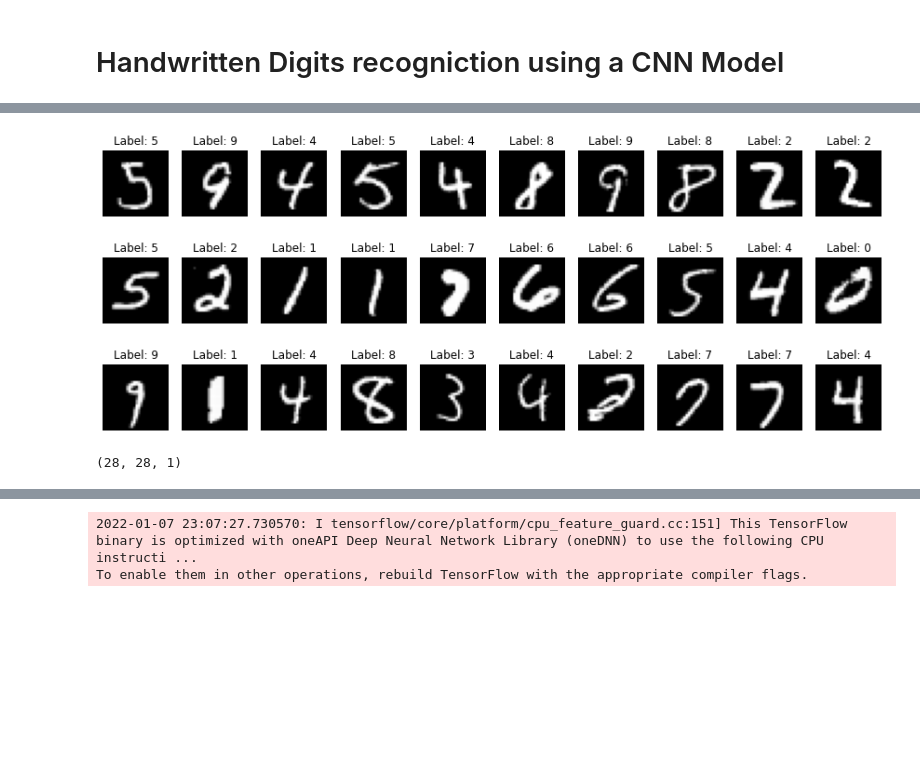
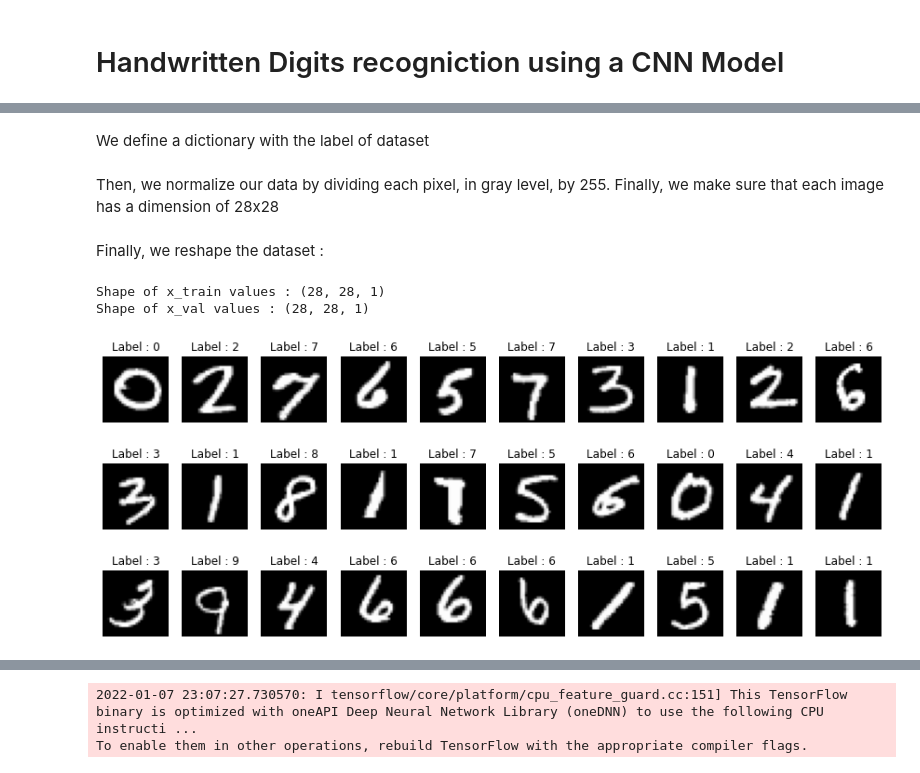
Before and after one commit to alexisdacosta/handwritten-character-sequence-recognition, a Jupyter notebook: notebooks/model_CNN_digits.ipynb, the cells around one changed output, grey strips where cells are left out. Drawn from its saved outputs; the diff is of its cells as text; code cells hidden in the pictures; blank space fills up the shorter version.

```diff
--- a/notebooks/model_CNN_digits.ipynb
+++ b/notebooks/model_CNN_digits.ipynb
@@ -17,0 +32,2 @@ plt.imshow(x_train[3])
+# %% [markdown]
+We define a dictionary with the label of dataset
@@ -18,15 +36,30 @@ plt.imshow(x_train[3])
+# %% [markdown]
+Then, we normalize our data by dividing each pixel, in gray level, by 255.
+Finally, we make sure that each image has a dimension of 28x28
 # %%
 x_train = x_train/255.0
 x_val = x_val/255.0
+# %% [markdown]
+Finally, we reshape the dataset :
+# %%
+x_train = x_train.reshape(x_train.shape[0], 28, 28, 1)
+x_val = x_val.reshape(x_val.shape[0], 28, 28, 1)
+
+input_shape = x_train[0].shape
+
+print("Shape of x_train values :", x_train[0].shape)
+print("Shape of x_val values :", x_val[0].shape)
+# %% [output]
+Shape of x_train values : (28, 28, 1)
+Shape of x_val values : (28, 28, 1)
 # %%
 test_samples = random.sample(range(0, len(x_train)), 30)
-pred = ['0', '1', '2', '3', '4', '5', '6', '7', '8', '9', 'A' ,'B', 'C', 'D', 'E', 'F', 'G','H','I','J','K','L','M','N','O','P','Q','R','S','T','U','V','W','X','Y','Z','a','b','d','e','f','g','h','n','q','r','t']
 
 plt.figure(figsize=(15, 6))
 for i in test_samples:
     plt.subplot(3, 10, test_samples.index(i) + 1)
     plt.imshow(x_train[i], cmap='gray')
-    plt.title(f'Label: {pred[y_train[i]]}')
+    plt.title(f'Label : {dict_digits[y_train[i]]}')
     plt.axis('off')
 # %% [output]
-[figure, old version]
+[figure, new version]
@@ -36,4 +65,0 @@ x_val = x_val.reshape(x_val.shape[0], 28, 28, 1)
-# %%
-x_train[0].shape
-# %% [output]
-(28, 28, 1)
```
Also changed, not shown: parts of 20 cells of this notebook, 15 other files.
